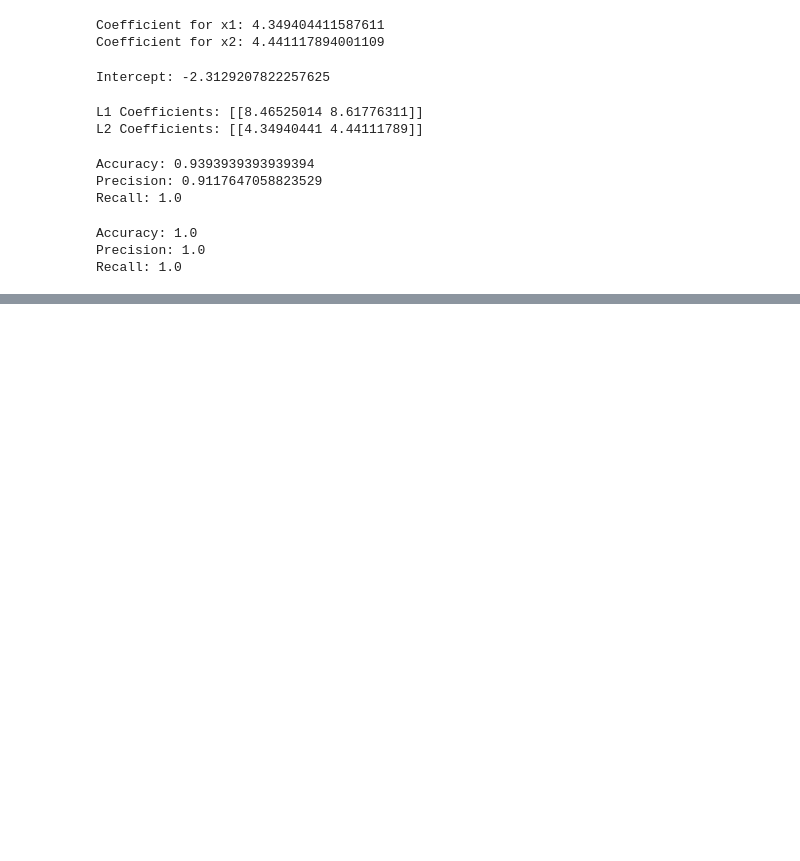
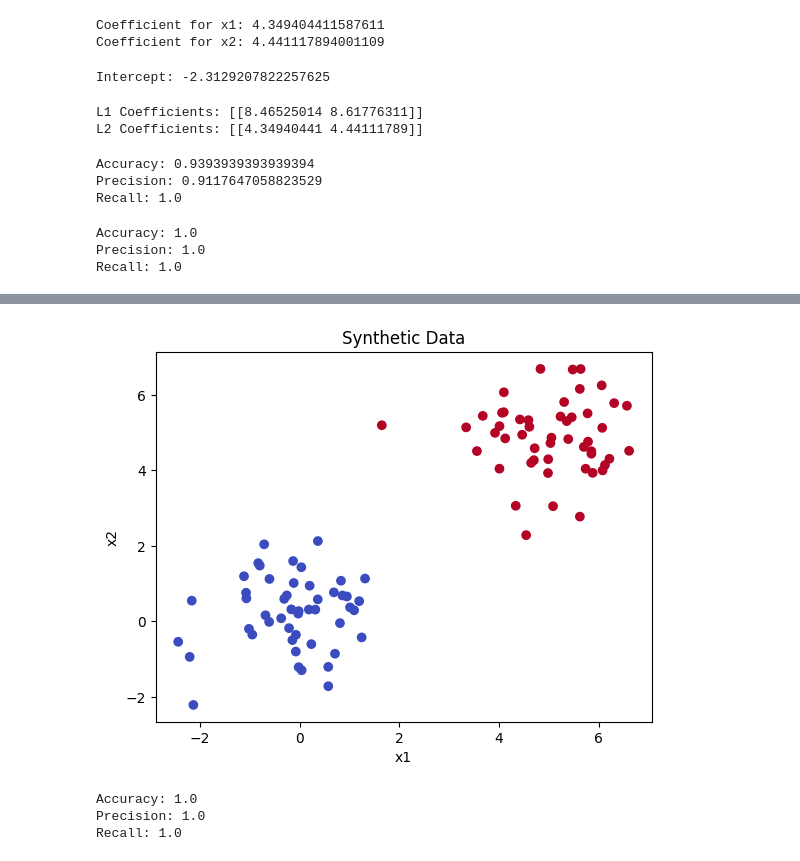
Before and after one commit to avikumart/DA-DS-Questions, a Jupyter notebook: ML_coding/Ml_coding_and_interviewn_practice.ipynb, the cells around one changed output, grey strips where cells are left out. Drawn from its saved outputs; the diff is of its cells as text; code cells hidden in the pictures; blank space fills up the shorter version.

Commit message:
Naive bayes

```diff
--- a/ML_coding/Ml_coding_and_interviewn_practice.ipynb
+++ b/ML_coding/Ml_coding_and_interviewn_practice.ipynb
@@ -1305,0 +1308,23 @@ Recall: 1.0
+# %%
+import numpy as np
+import pandas as pd
+import matplotlib.pyplot as plt
+from sklearn.model_selection import train_test_split
+from sklearn.naive_bayes import GaussianNB
+from sklearn.metrics import accuracy_score, precision_score, recall_score, f1_score
+
+
+# class 0
+x1_0 = np.random.normal(0,1,50)
+x2_0 = np.random.normal(0,1,50)
+
+# class 1
+x1_1 = np.random.normal(5,1,50)
+x2_1 = np.random.normal(5,1,50)
+
+# combine
+X = np.vstack([np.column_stack([x1_0, x2_0]), np.column_stack([x1_1, x2_1])])
+y = np.array([0]*50 + [1]*50)
+
+df = pd.DataFrame({"x1": X[:,0], "x2": X[:,1], "y": y})
+df.head()
@@ -1305,0 +1338,24 @@ Recall: 1.0
+# %%
+# plot the scatter diagram
+plt.scatter(df["x1"], df["x2"], c=df["y"], cmap="coolwarm")
+plt.title("Synthetic Data")
+plt.xlabel("x1")
+plt.ylabel("x2")
+plt.show()
+# %% [output]
+[figure, added]
+# %%
+# train and test split with GNB model
+X_train, X_test, y_train, y_test = train_test_split(df[['x1','x2']],df['y'], test_size=0.2, random_state=42)
+
+# gnb model
+model = GaussianNB()
+model.fit(X_train, y_train)
+pred = model.predict(X_test)
+print("Accuracy:", accuracy_score(y_test, pred))
+print("Precision:", precision_score(y_test, pred))
+print("Recall:", recall_score(y_test, pred))
+# %% [output]
+Accuracy: 1.0
+Precision: 1.0
+Recall: 1.0
```
Also changed, not shown: parts of 5 cells of this notebook.
